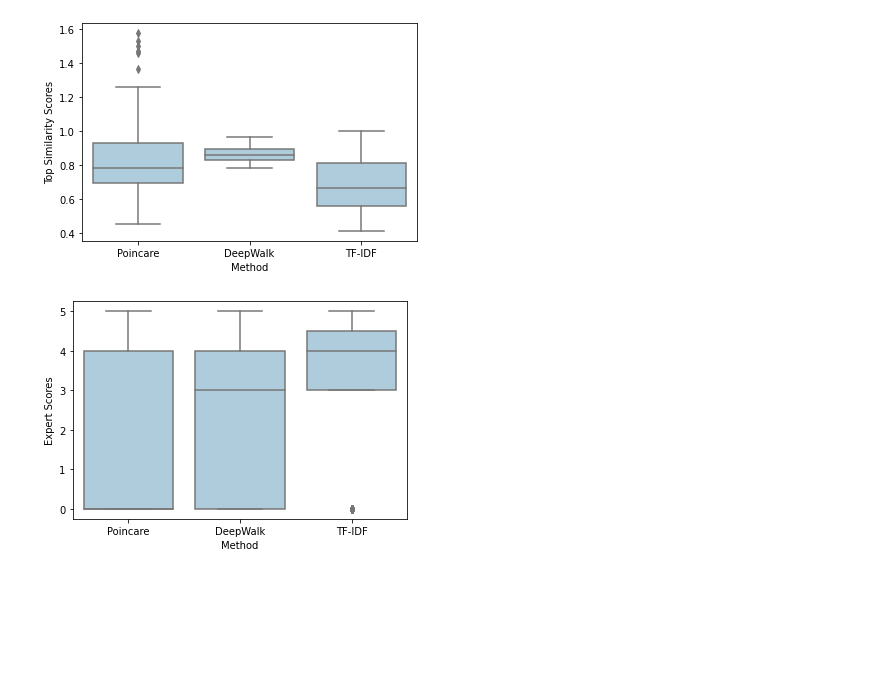
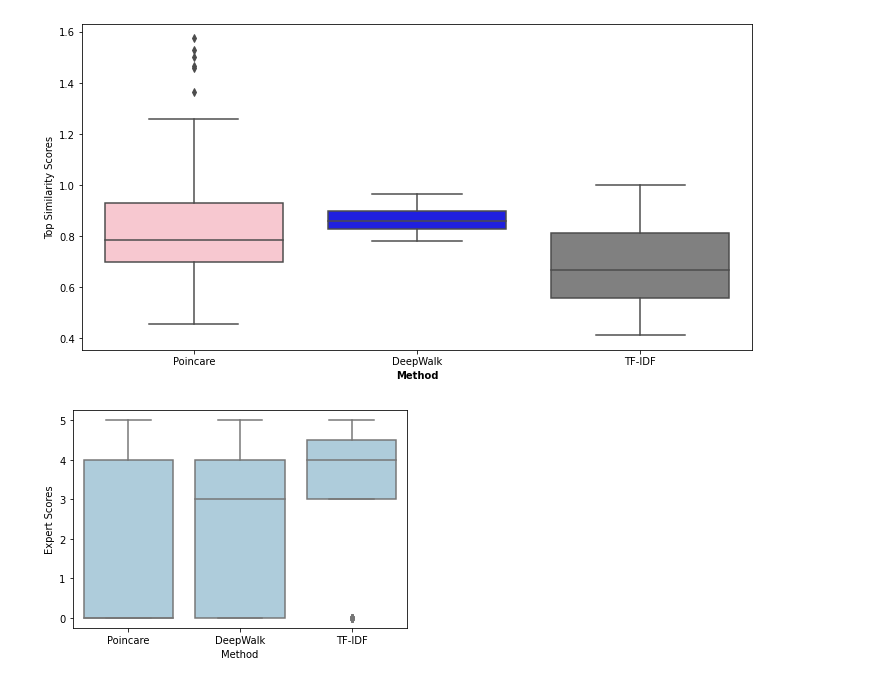
Before and after one commit to Nusha34/MasterThesis, a Jupyter notebook: get_score_distribution.ipynb, the cells around one changed output. Saved outputs shown, nothing was run; the diff lists cells and outputs as text; code cells hidden in the pictures; blank space fills up the shorter version.

Commit message:
images

```diff
--- a/get_score_distribution.ipynb
+++ b/get_score_distribution.ipynb
@@ -12,3 +29,7 @@ df = df[:-1]
 poincare = df['Score'].to_list()
 deepwalk = df['Unnamed: 8'].to_list()
 tfidf = df['Unnamed: 13'].to_list()
+# %%
+tfidf_similarity = df['TF-IDF_score'].to_list()
+deepwalk_similarity = df['DeepWalk_score'].to_list()
+poincare_similarity = df['Poincare_score'].to_list()
@@ -15,18 +104,21 @@ tfidf = df['Unnamed: 13'].to_list()
 # %%
 data = {
-    'Top Similarity Scores': poincare + deepwalk + tfidf,
-    'Method': ['Poincare']*len(poincare) + ['DeepWalk']*len(deepwalk) + ['TF-IDF']*len(tfidf)
+    'Top Similarity Scores': poincare_similarity + deepwalk_similarity + tfidf_similarity,
+    'Method': ['Poincare']*len(poincare_similarity) + ['DeepWalk']*len(deepwalk_similarity) + ['TF-IDF']*len(tfidf_similarity)
 }
 
 df_plot = pd.DataFrame(data)
 
+colors = {'Poincare': 'pink', 'DeepWalk': 'blue', 'TF-IDF':'grey'}
 
+plt.figure(figsize=(12, 6))
 # Create a boxplot
-sns.boxplot(x='Method', y='Top Similarity Scores', data=df_plot , color='#a6cee3')
+sns.boxplot(x='Method', y='Top Similarity Scores', data=df_plot , palette=colors)
+plt.xlabel('Method', fontweight='bold')
 #plt.title('Distribution of Top 5 Similarity Scores from Poincare, DeepWalk and TF-IDF of suggested SNOMED concepts for 19 selected HCHS medical phases')
 plt.show()
 # %% [output]
-[figure, old version]
+[figure, new version]
 # %%
 data = {
     'Expert Scores': poincare + deepwalk + tfidf,
```
Also changed, not shown: parts of 12 cells of this notebook.
